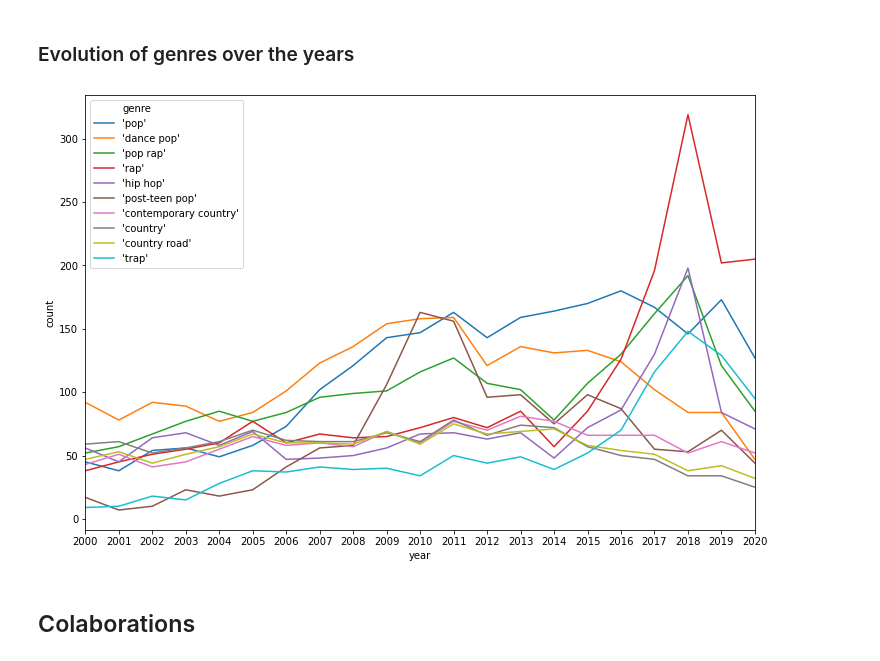
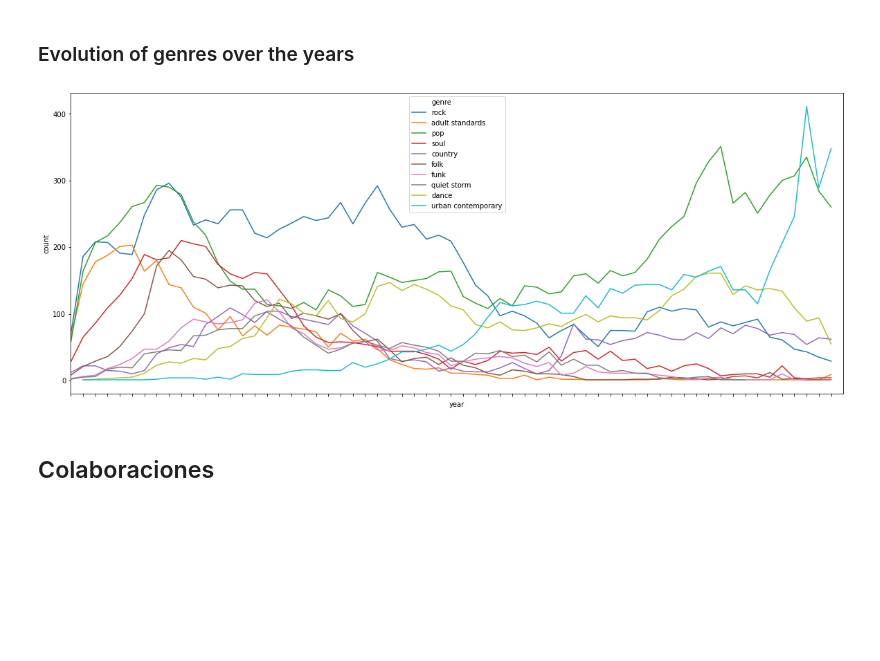
Before and after one commit to luislgm/Music_Hit_Predictor_TFM, a Jupyter notebook: Hit_Data_Analysis/1_hit_analysis.ipynb, the cells around one changed output. Saved outputs shown, nothing was run; the diff lists cells and outputs as text; code cells hidden in the pictures; blank space fills up the shorter version.

Commit message:
More results are added and the representation of musical genres is improved over time

```diff
--- a/Hit_Data_Analysis/1_hit_analysis.ipynb
+++ b/Hit_Data_Analysis/1_hit_analysis.ipynb
@@ -120,0 +328,5 @@ df_artists_10 = df_artists_10.astype({"count": float})
+# %%
+df_Kanye = df_Kanye.copy()
+for i in range(df_Kanye.iloc[:]["year_chart"].min(),df_Kanye.iloc[:]["year_chart"].max()):
+    if df_Kanye[df_Kanye["year_chart"]==i].any().any() == False:
+        df_Kanye.loc[-1]= [df_Kanye.iloc[0]["artist"],i,0]
@@ -331,11 +701,0 @@ def genres_year (year):
-# %%
-df_genres_years = pd.DataFrame(columns=("year","genre","count"))
-
-for j in range  (0, 10):
-    year  = 2000
-    for i in range(0, 21):
-        df_genres_year = genres_year (year)
-        df_genres_years.loc[len(df_genres_years)] = [year, df_count_genres_10.loc[j]["genre"],
-                           int (df_genres_year[df_genres_year['genre'].str.contains(df_count_genres_10.loc[j]["genre"])]["count"])]
-        year += 1
-df_genres_years = df_genres_years.astype({"count": float})
@@ -342,13 +835,32 @@ df_genres_years = df_genres_years.astype({"count": float})
+# %%
+years = range (1958,2021)
+df_genres_years = pd.DataFrame(columns=("genre","count","year"))
+for year in years:
+    df_genres_year = genres_year (year)
+    frames = [df_genres_years, df_genres_year]
+    df_genres_years = pd.concat(frames)
+df_genres_years = df_genres_years.astype({"count": float})
+# %%
+df_genres_10 = df_genres_years[(df_genres_years["genre"]== df_count_genres_10["genre"][0]) |
+                               (df_genres_years["genre"]== df_count_genres_10["genre"][1]) |
+                               (df_genres_years["genre"]== df_count_genres_10["genre"][2]) |
+                               (df_genres_years["genre"]== df_count_genres_10["genre"][3]) |
+                               (df_genres_years["genre"]== df_count_genres_10["genre"][4]) |
+                               (df_genres_years["genre"]== df_count_genres_10["genre"][5]) |
+                               (df_genres_years["genre"]== df_count_genres_10["genre"][6]) |
+                               (df_genres_years["genre"]== df_count_genres_10["genre"][7]) |
+                               (df_genres_years["genre"]== df_count_genres_10["genre"][8]) |
+                               (df_genres_years["genre"]== df_count_genres_10["genre"][9])]
 # %%
-a_dims = (12, 8)
-fig, ax = plt.subplots(figsize=a_dims)
-ax.set_xlim(2000,2020)
-ax.set_xticks(range(2000,2021))
-sns.lineplot(x="year", y="count",hue="genre", data=df_genres_years);
+fig, ax = plt.subplots(figsize=(20,8))
+ax.set_xlim(1958,2021)
+ax.set_xticks(years)
+chart = sns.lineplot(x="year", y="count",hue="genre", data=df_genres_10);
+chart.set_xticklabels(chart.get_xticklabels(), rotation=90);
 # %% [output]
-[figure, old version]
+[figure, new version]
 # %% [markdown]
-## Colaborations
+## Colaboraciones
 # %%
 print (df_hits_uniq["collaboration"].value_counts())
 # %% [output]
```
Also changed, not shown: parts of 111 cells of this notebook.
